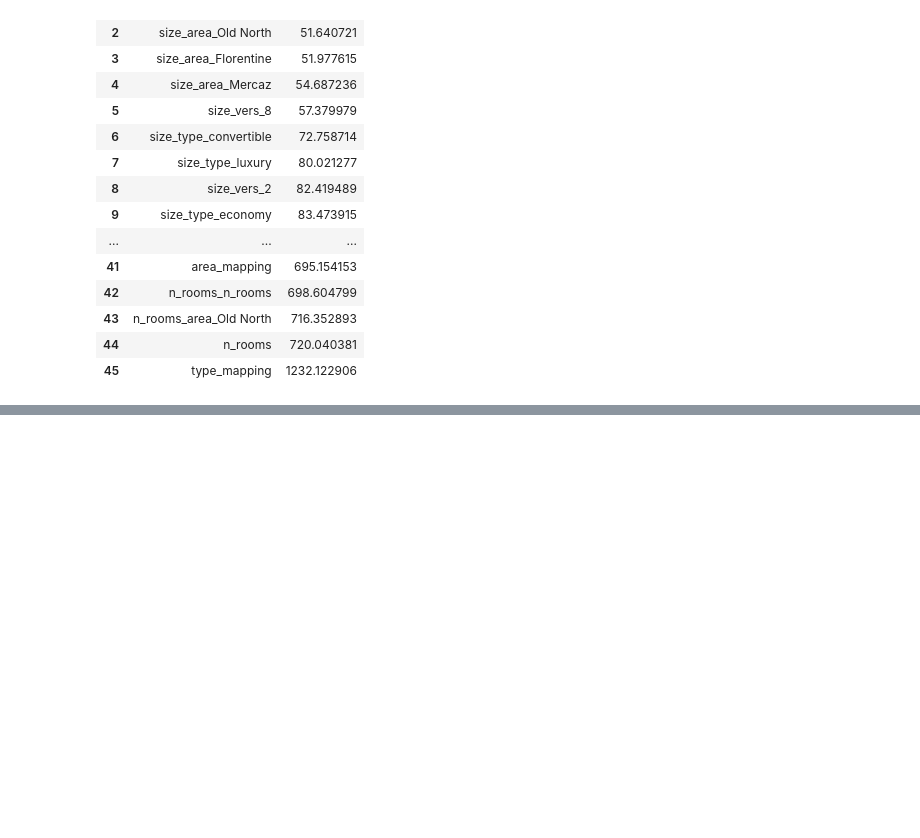
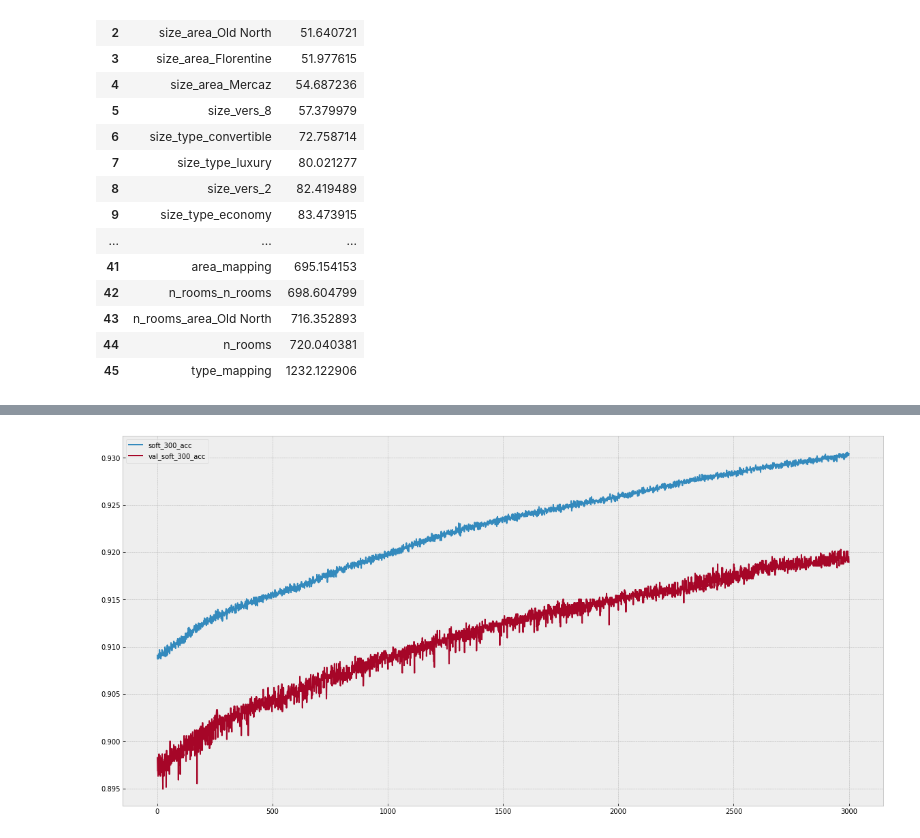
Before and after one commit to dolmani38/non-linear-regression, a Jupyter notebook: Regession_test_0712.ipynb, the cells around one changed output, grey strips where cells are left out. Cells and saved outputs as stored; diff of their text form; code cells hidden in the pictures; blank space fills up the shorter version.

```diff
--- a/Regession_test_0712.ipynb
+++ b/Regession_test_0712.ipynb
@@ -791,0 +881,11 @@ effect_result_table
+# %%
+plt.figure(figsize=(20,10))
+_loss = history.history['soft_300_acc'][0:]
+_val_loss = history.history['val_soft_300_acc'][0:]
+
+train_loss_plot, = plt.plot(range(1, len(_loss)+1), _loss, label='soft_300_acc')
+val_loss_plot, = plt.plot(range(1, len(_val_loss)+1), _val_loss, label='val_soft_300_acc')
+
+_ = plt.legend(handles=[train_loss_plot, val_loss_plot])
+# %% [output]
+[figure, added]
```
Also changed, not shown: parts of 3 cells of this notebook.
